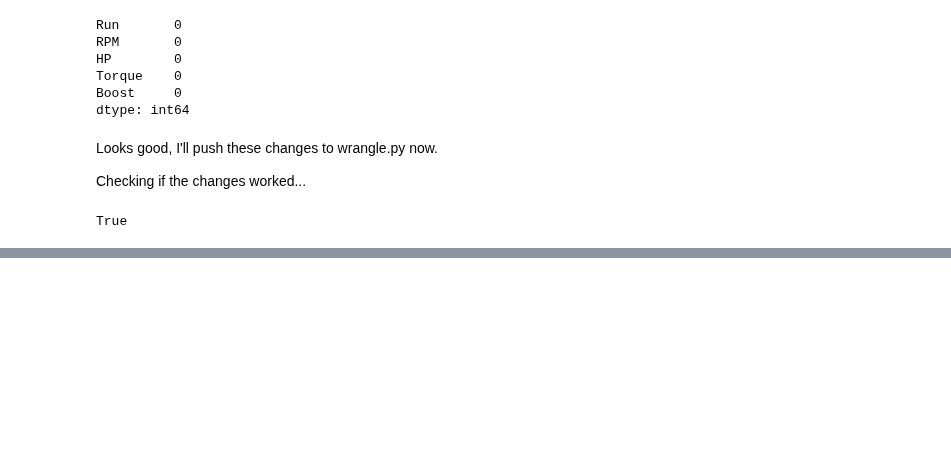
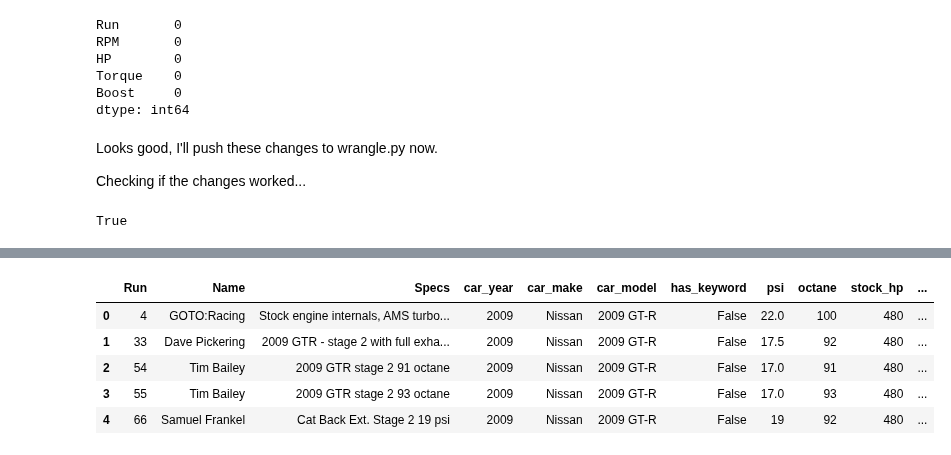
Before and after one commit to JacobPaxton/engine-performance, a Jupyter notebook: wrangle.ipynb, the cells around one changed output, grey strips where cells are left out. Saved outputs shown, nothing was run; the diff lists cells and outputs as text; code cells hidden in the pictures; blank space fills up the shorter version.

```diff
--- a/wrangle.ipynb
+++ b/wrangle.ipynb
@@ -434,0 +541,9 @@ info.sample(30)[info.Specs.str.contains('OTS|Stage')]
+# %%
+info.head()
+# %% [output]
+|  | Run | Name | Specs | car_year | car_make | car_model | has_keyword | psi | octane | stock_hp | ... |
+| 0 | 4 | GOTO:Racing | Stock engine internals, AMS turbo... | 2009 | Nissan | 2009 GT-R | False | 22.0 | 100 | 480 | ... |
+| 1 | 33 | Dave Pickering | 2009 GTR - stage 2 with full exha... | 2009 | Nissan | 2009 GT-R | False | 17.5 | 92 | 480 | ... |
+| 2 | 54 | Tim Bailey | 2009 GTR stage 2 91 octane | 2009 | Nissan | 2009 GT-R | False | 17.0 | 91 | 480 | ... |
+| 3 | 55 | Tim Bailey | 2009 GTR stage 2 93 octane | 2009 | Nissan | 2009 GT-R | False | 17.0 | 93 | 480 | ... |
+| 4 | 66 | Samuel Frankel | Cat Back Ext. Stage 2 19 psi | 2009 | Nissan | 2009 GT-R | False | 19 | 92 | 480 | ... |
```
Also changed, not shown: parts of 54 cells of this notebook.
